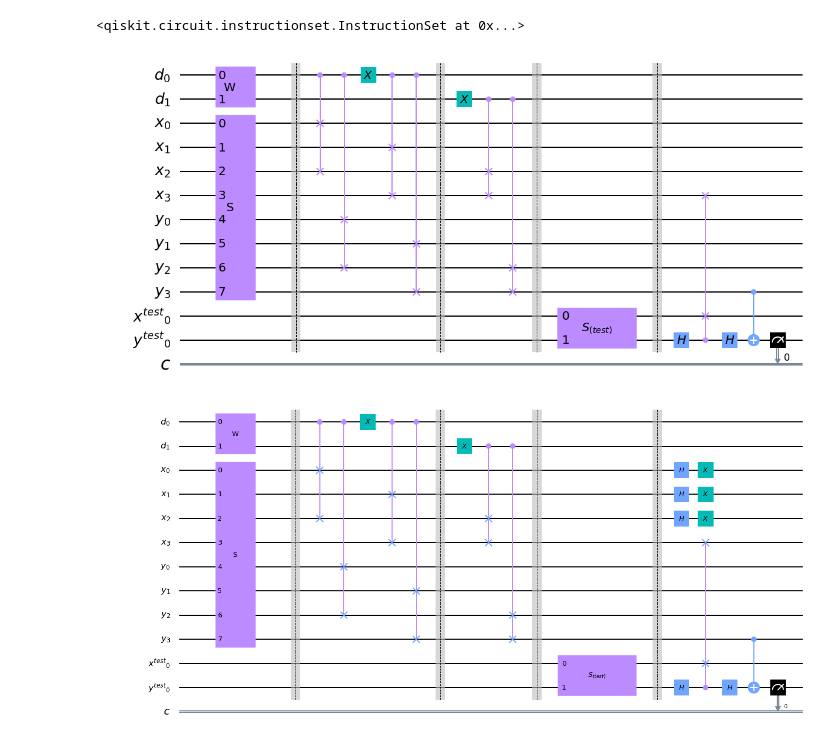
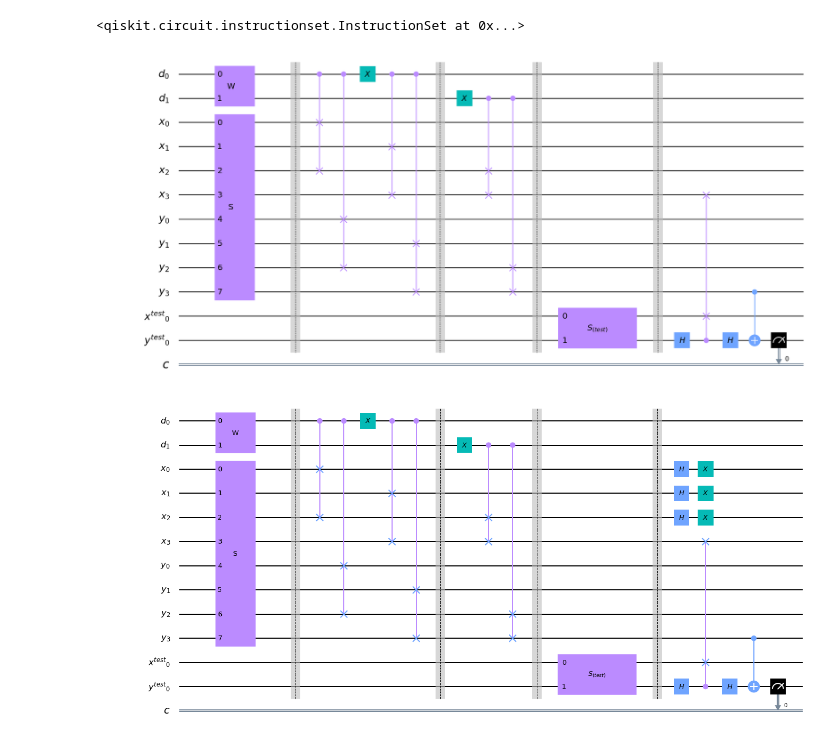
Before and after one commit to amacaluso/Quantum-Ensemble-for-Classification, a Jupyter notebook: notebooks/viz_paper.ipynb, the cells around one changed output. Drawn from its saved outputs; the diff is of its cells as text; code cells hidden in the pictures.

```diff
--- a/notebooks/viz_paper.ipynb
+++ b/notebooks/viz_paper.ipynb
@@ -115,9 +115,9 @@ qc.measure(label_test[0], c)
 <qiskit.circuit.instructionset.InstructionSet at 0x...>
 # %%
 #qc = ensemble_fixed_U(X_data, Y_data, x_test)
-qc.draw(output='mpl', scale=.4, filename='output/ensemble_circuit.png', style={'fontsize':20, 'dpi':300}, vertical_compression='high')
+qc.draw(output='mpl', scale=.6, filename='output/ensemble_circuit.png', style={'fontsize':20, 'dpi':300}, vertical_compression='high')
 # %% [output]
-[figure, old version]
+[figure, new version]
 # %%
 d = 2
 n_obs = 4
```
Also changed, not shown: 5 other files.
